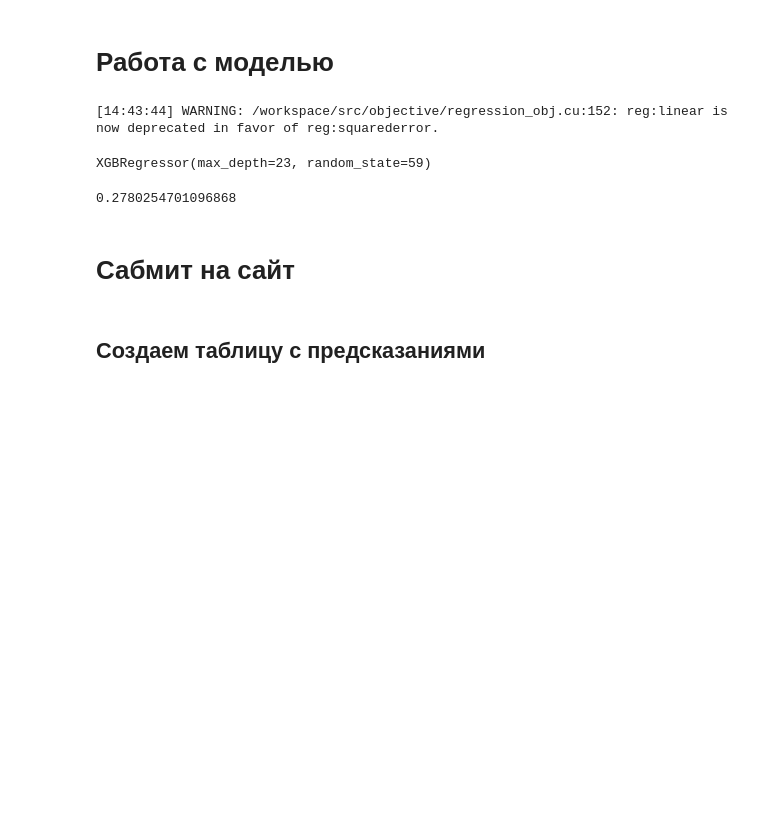
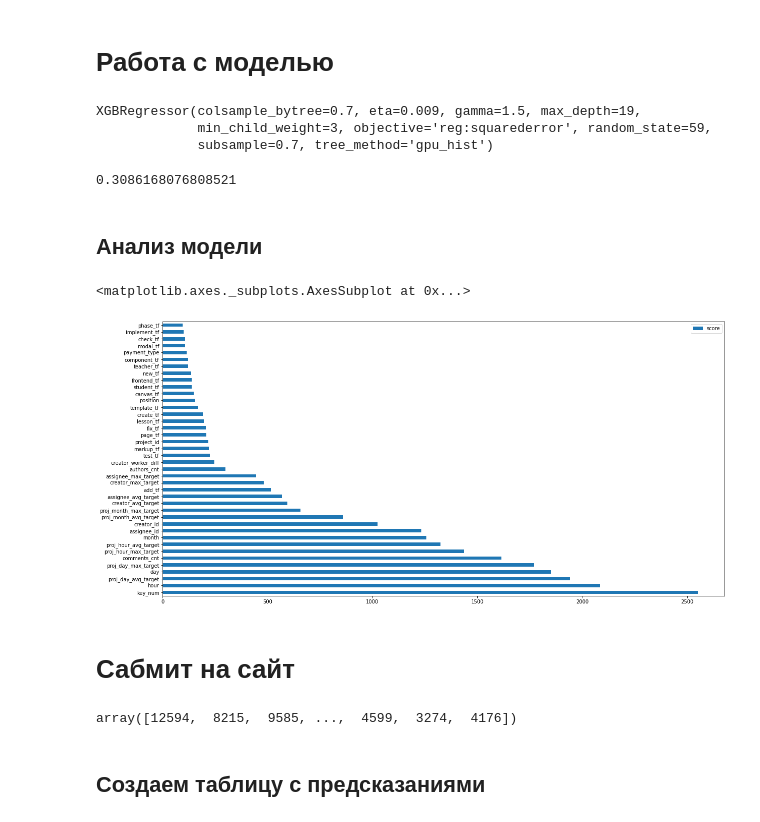
Before and after one commit to TayJen/hackathon_algu2022, a Jupyter notebook: H_ALGU_2022_Final.ipynb, the cells around one changed output. Cells and saved outputs as stored; diff of their text form; code cells hidden in the pictures; blank space fills up the shorter version.

```diff
--- a/H_ALGU_2022_Final.ipynb
+++ b/H_ALGU_2022_Final.ipynb
@@ -624,25 +622,47 @@ X_train.head()
 # %% [markdown]
 # Работа с моделью
 # %%
-model = XGBRegressor(max_depth=23, random_state=59)
+model = XGBRegressor(max_depth=19, random_state=59,
+                     eta=0.009, min_child_weight=3,
+                     subsample=0.7, colsample_bytree=0.7,
+                     gamma=1.5,
+                     tree_method='gpu_hist',
+                     objective='reg:squarederror')
 model.fit(X_train, y_train)
 # %% [output]
-[14:43:44] WARNING: /workspace/src/objective/regression_obj.cu:152: reg:linear is now deprecated in favor of reg:squarederror.
+XGBRegressor(colsample_bytree=0.7, eta=0.009, gamma=1.5, max_depth=19,
+             min_child_weight=3, objective='reg:squarederror', random_state=59,
+             subsample=0.7, tree_method='gpu_hist')
-XGBRegressor(max_depth=23, random_state=59)
 # %%
 pred = model.predict(X_val)
 score = r2_score(y_val, pred)
 score
 # %% [output]
-0.2780254701096868
+0.3086168076808521
+# %% [markdown]
+## Анализ модели
+# %%
+feature_importance = model.get_booster().get_score(importance_type='weight')
+keys = list(feature_importance.keys())
+values = list(feature_importance.values())
+
+data = pd.DataFrame(data=values, index=keys,
+                    columns=["score"]).sort_values(by="score", ascending=False)
+
+data.nlargest(40, columns="score").plot(kind='barh', figsize=(20, 10)) ## plot top 40 features
+# %% [output]
+<matplotlib.axes._subplots.AxesSubplot at 0x...>
+[figure, added]
 # %% [markdown]
 # Сабмит на сайт
 # %%
-prediction_site = np.rint(np.exp(model.predict(df_test))).astype('int64')
+prediction_site = model.predict(df_test)
 prediction_site = prediction_site + log_target_mean
 prediction_site = np.exp(prediction_site)
 prediction_site = np.rint(prediction_site).astype('int64')
 prediction_site
+# %% [output]
+array([12594,  8215,  9585, ...,  4599,  3274,  4176])
 # %% [markdown]
 ## Создаем таблицу с предсказаниями
 # %%
```
Also changed, not shown: parts of 6 cells of this notebook.
